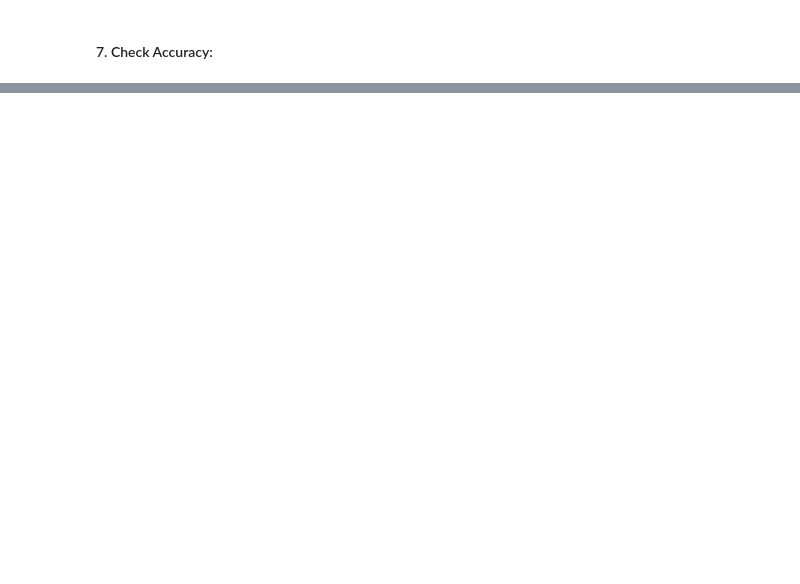
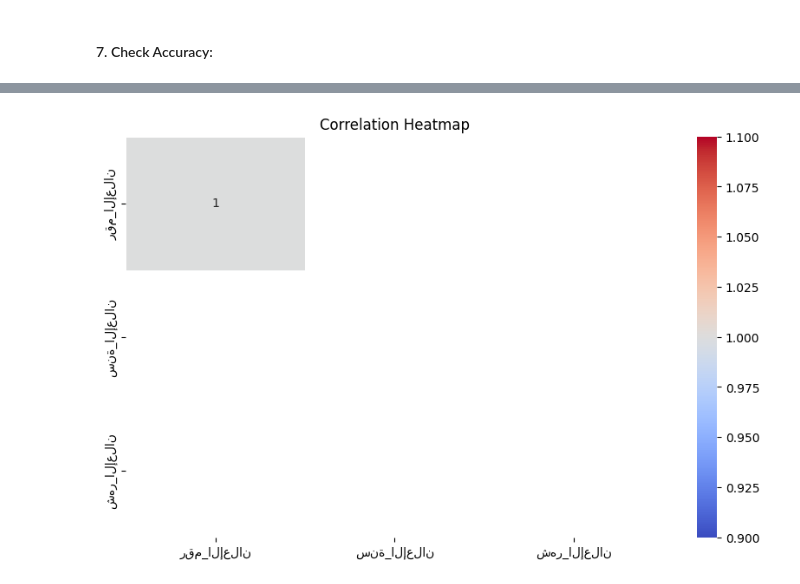
Before and after one commit to Tuwaiq-DS-ML-bootcamp-V-9/Usecase-5, a Jupyter notebook: EDA explain template.ipynb, the cells around one changed output, grey strips where cells are left out. Saved outputs shown, nothing was run; the diff lists cells and outputs as text; code cells hidden in the pictures; blank space fills up the shorter version.

```diff
--- a/EDA explain template.ipynb
+++ b/EDA explain template.ipynb
@@ -646,0 +781,11 @@ Length: 1470, dtype: bool
+# %%
+plt.figure(figsize=(10, 6))
+sns.heatmap(data.corr(numeric_only=True), annot=True, cmap='coolwarm', linewidths=0.5)
+plt.title("Correlation Heatmap")
+plt.show()
+
+# Findings:
+# - Number of job positions correlates with company size.
+# - No strong correlations observed between other numerical fields.
+# %% [output]
+[figure, added]
```
Also changed, not shown: parts of 71 cells of this notebook, 2 other files.
